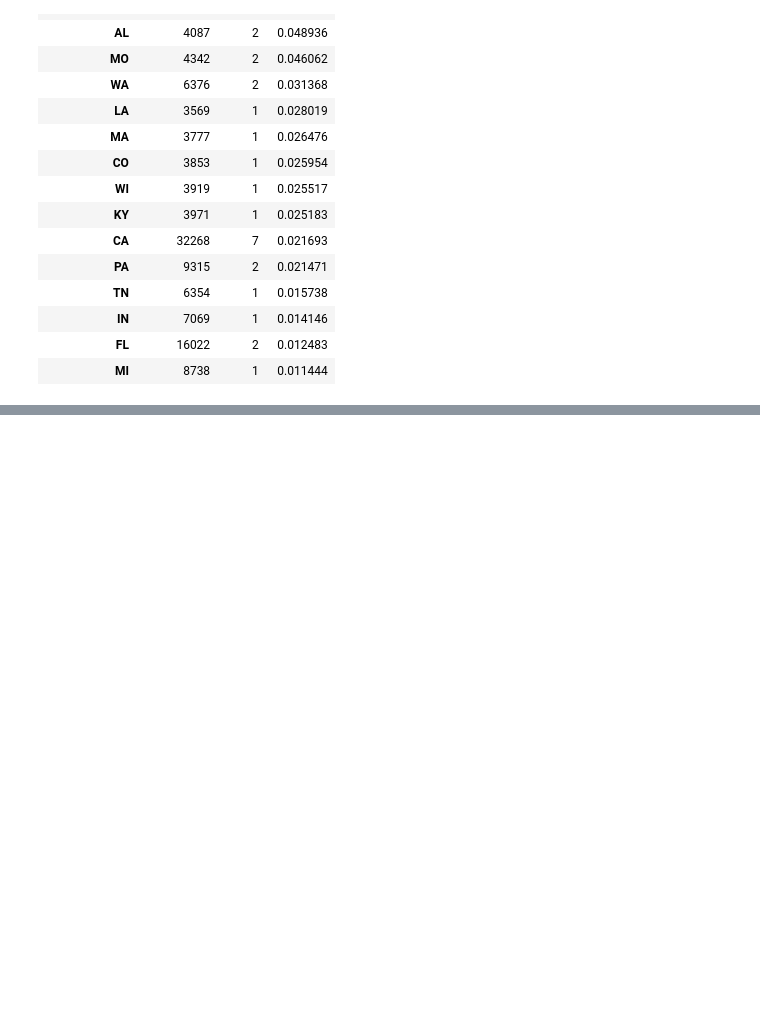
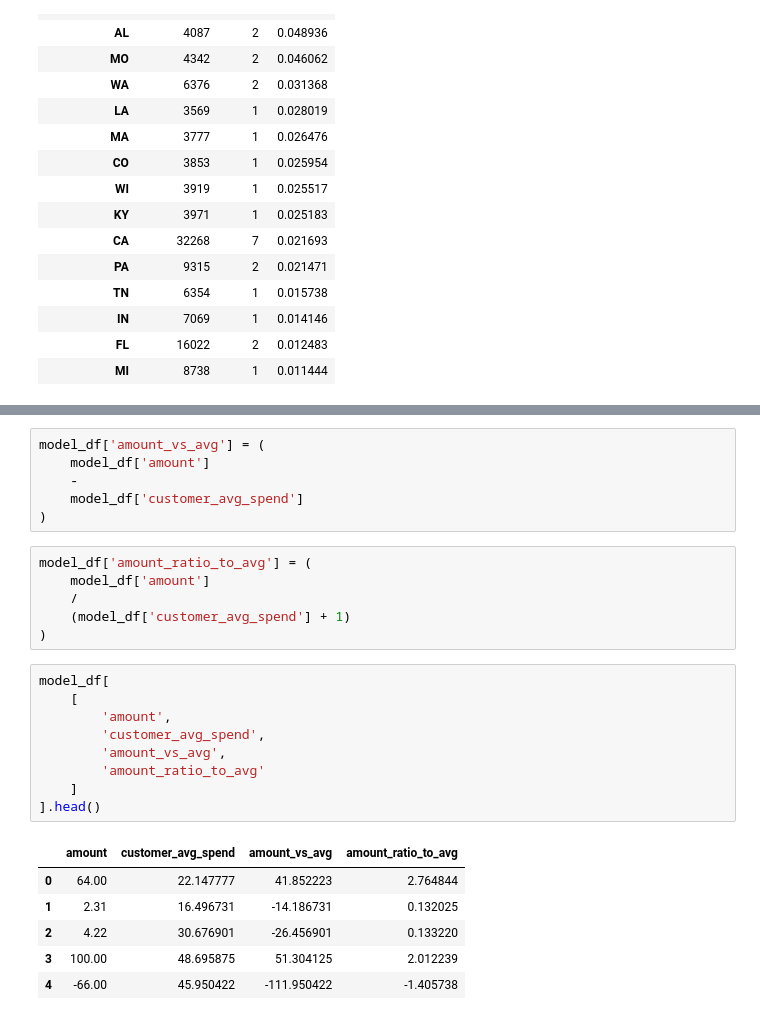
Before and after one commit to kumari-priyanka-22/Finance_ML_Project, a Jupyter notebook: Untitled.ipynb, the cells around one changed output, grey strips where cells are left out. Saved outputs shown, nothing was run; the diff lists cells and outputs as text; blank space fills up the shorter version.

```diff
--- a/Untitled.ipynb
+++ b/Untitled.ipynb
@@ -1204,0 +1279,28 @@ state_fraud_filtered.head(15)
+# %%
+model_df['amount_vs_avg'] = (
+    model_df['amount']
+    -
+    model_df['customer_avg_spend']
+)
+# %%
+model_df['amount_ratio_to_avg'] = (
+    model_df['amount']
+    /
+    (model_df['customer_avg_spend'] + 1)
+)
+# %%
+model_df[
+    [
+        'amount',
+        'customer_avg_spend',
+        'amount_vs_avg',
+        'amount_ratio_to_avg'
+    ]
+].head()
+# %% [output]
+|  | amount | customer_avg_spend | amount_vs_avg | amount_ratio_to_avg |
+| 0 | 64.00 | 22.147777 | 41.852223 | 2.764844 |
+| 1 | 2.31 | 16.496731 | -14.186731 | 0.132025 |
+| 2 | 4.22 | 30.676901 | -26.456901 | 0.133220 |
+| 3 | 100.00 | 48.695875 | 51.304125 | 2.012239 |
+| 4 | -66.00 | 45.950422 | -111.950422 | -1.405738 |
```
Also changed, not shown: parts of 31 cells of this notebook.
